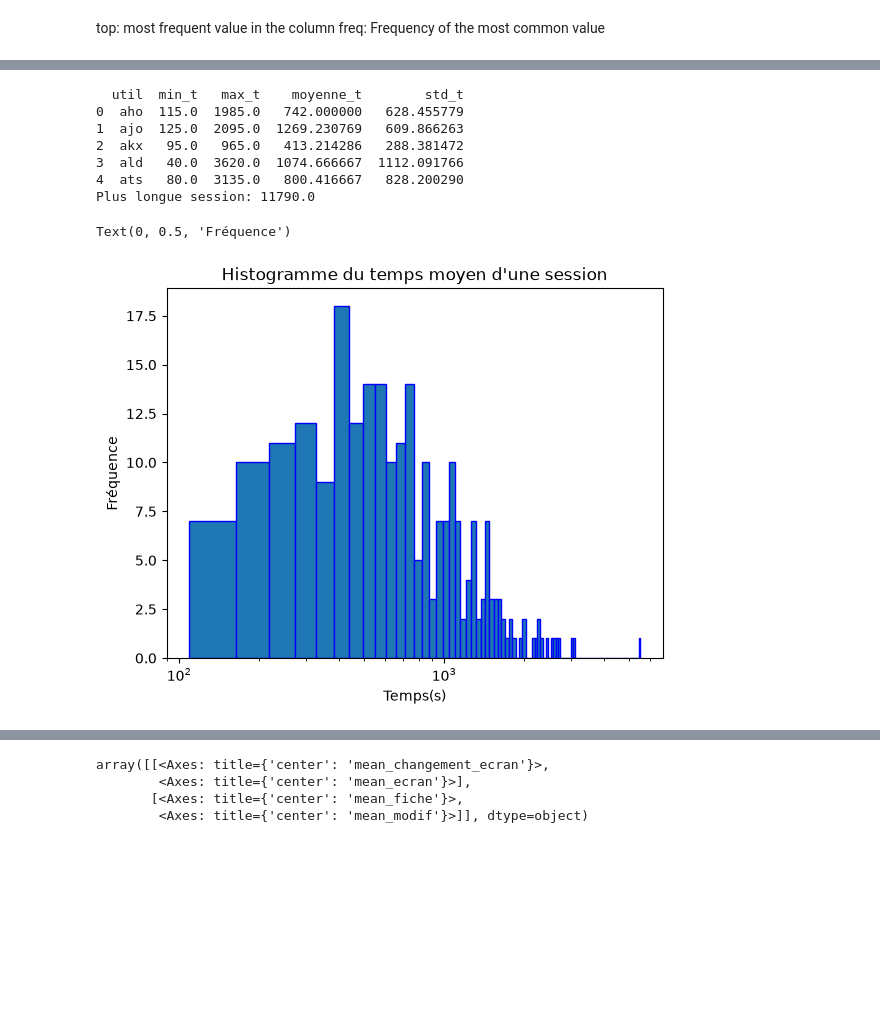
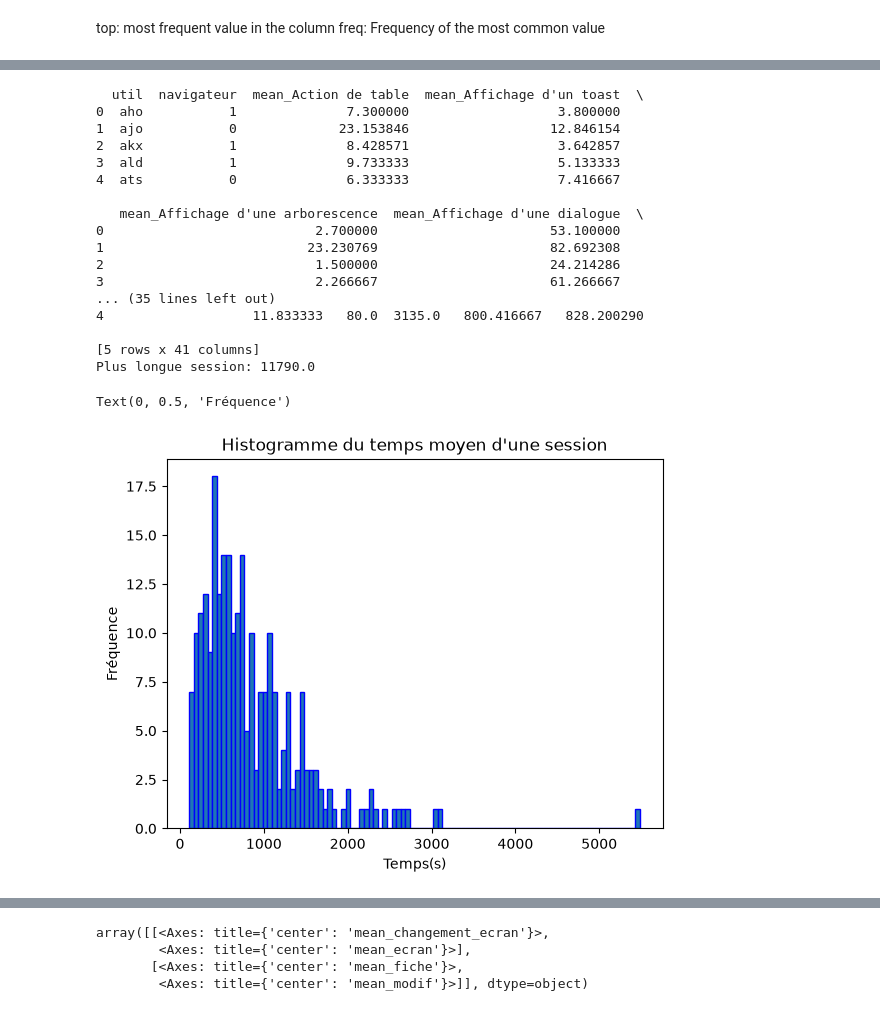
Before and after one commit to valponce/BE_DataSciences, a Jupyter notebook: prepare_data.ipynb, the cells around one changed output, grey strips where cells are left out. Cells and saved outputs as stored; diff of their text form; code cells hidden in the pictures; blank space fills up the shorter version.

```diff
--- a/prepare_data.ipynb
+++ b/prepare_data.ipynb
@@ -13,6 +35,7 @@ features_train = AN.read_ds("train")
 features_test = AN.read_ds("test")
 print(features_train.shape)
 
+features_train["util"] = pd.Categorical(features_train["util"])
 features_train[["util","navigateur"]].describe()
 # %% [output]
 (3279, 14470)
@@ -26,7 +55,11 @@ top: most frequent value in the column
 freq: Frequency of the most common value
 # %%
 # Utilisateur utilise toujours le même navigateur
-print(f"Nombre maximum de navigateurs utilisés par un utilisateur: {AN.browsers_per_player(features_train)}")
-features_train['navigateur'].unique()
+df_navigateurs = AN.browsers_analysis(features_train)
+print(df_navigateurs)
+
+updated_df = features_train[["util","navigateur"]].groupby("util")["navigateur"].first().reset_index()
+updated_df = AN.to_categories(updated_df,"navigateur")
+updated_df.head()
 # %% [output]
 Nombre maximum de navigateurs utilisés par un utilisateur: 1
@@ -35,0 +79,7 @@ Length: 4, dtype: str
+# %%
+uniques = features_train.iloc[:,2:].stack().unique()
+filtered_uniques = list(set([AN.filter_action(un) for un in uniques if isinstance(un, str) and not un.startswith("t")]))
+len(filtered_uniques)
+
+updated_df = AN.actions_analysis(features_train,updated_df,filtered_uniques)
+updated_df.head()
@@ -36,24 +104,34 @@ Length: 4, dtype: str
 # %%
-updated_df = AN.temps_par_session(features_train)
+updated_df = AN.temps_par_session(features_train,updated_df)
 print(updated_df.head())
 
 max_val = updated_df["max_t"].max()
 bin_width = 120 # 60: regroupe par minute, 300 regroupe par 5 min
 print(f"Plus longue session: {max_val}")
-ax = updated_df["moyenne_t"].plot(kind='hist', logx=True,bins=int(max_val/bin_width),edgecolor="blue")
+ax = updated_df["moyenne_t"].plot.hist(bins=int(max_val/bin_width),edgecolor="blue")
 ax.set_title("Histogramme du temps moyen d'une session")
 ax.set_xlabel("Temps(s)")
 ax.set_ylabel("Fréquence")
 #updated_df["moyenne_t"].hist(bins="fd",edgecolor="blue")
 # %% [output]
-  util  min_t   max_t    moyenne_t        std_t
-0  aho  115.0  1985.0   742.000000   628.455779
-1  ajo  125.0  2095.0  1269.230769   609.866263
-2  akx   95.0   965.0   413.214286   288.381472
-3  ald   40.0  3620.0  1074.666667  1112.091766
-4  ats   80.0  3135.0   800.416667   828.200290
+  util  navigateur  mean_Action de table  mean_Affichage d'un toast  \
+0  aho           1              7.300000                   3.800000
+1  ajo           0             23.153846                  12.846154
+2  akx           1              8.428571                   3.642857
+3  ald           1              9.733333                   5.133333
+4  ats           0              6.333333                   7.416667
+
+   mean_Affichage d'une arborescence  mean_Affichage d'une dialogue  \
+0                           2.700000                      53.100000
+1                          23.230769                      82.692308
+2                           1.500000                      24.214286
+3                           2.266667                      61.266667
+... (35 lines left out)
+4                   11.833333   80.0  3135.0   800.416667   828.200290
+
+[5 rows x 41 columns]
 Plus longue session: 11790.0
 Text(0, 0.5, 'Fréquence')
-[figure, old version]
+[figure, new version]
 # %%
 df = AN.rapidite_util(features_train,updated_df)
```
Also changed, not shown: parts of 13 cells of this notebook, 1 other file.
